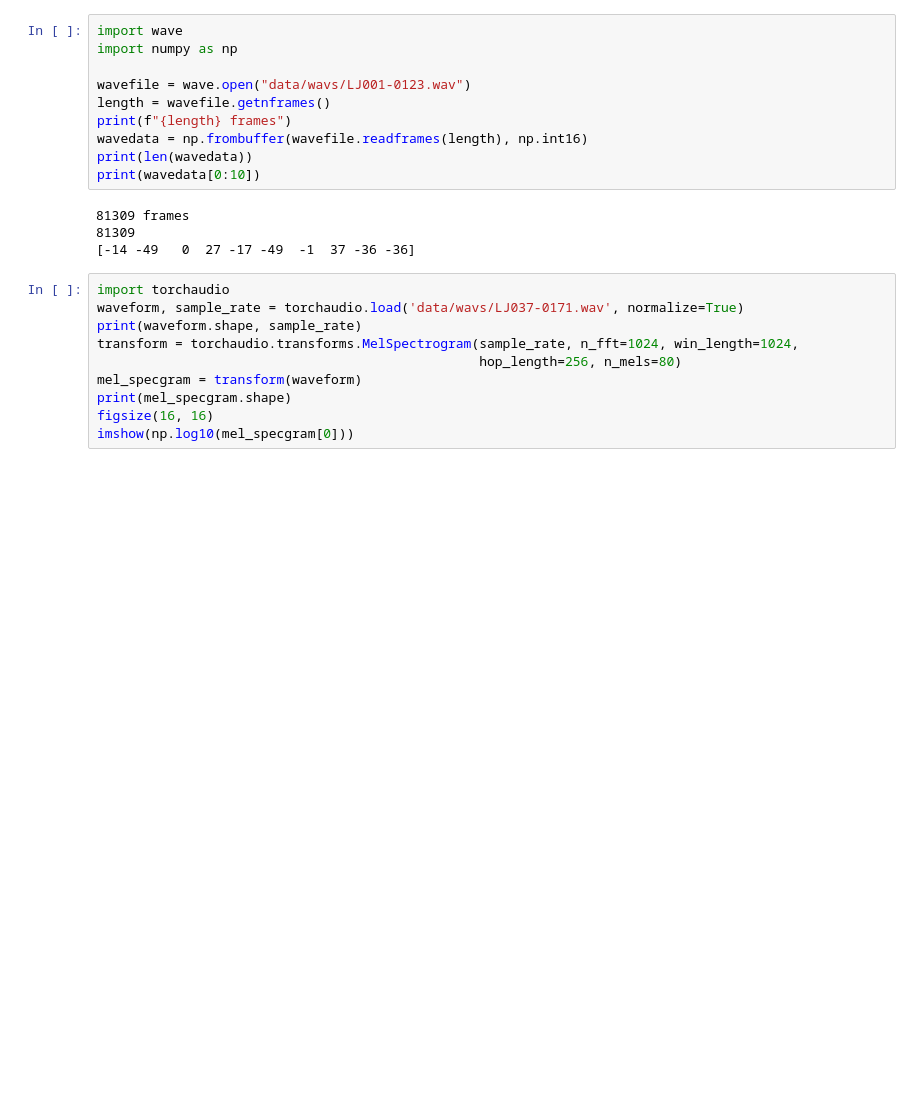
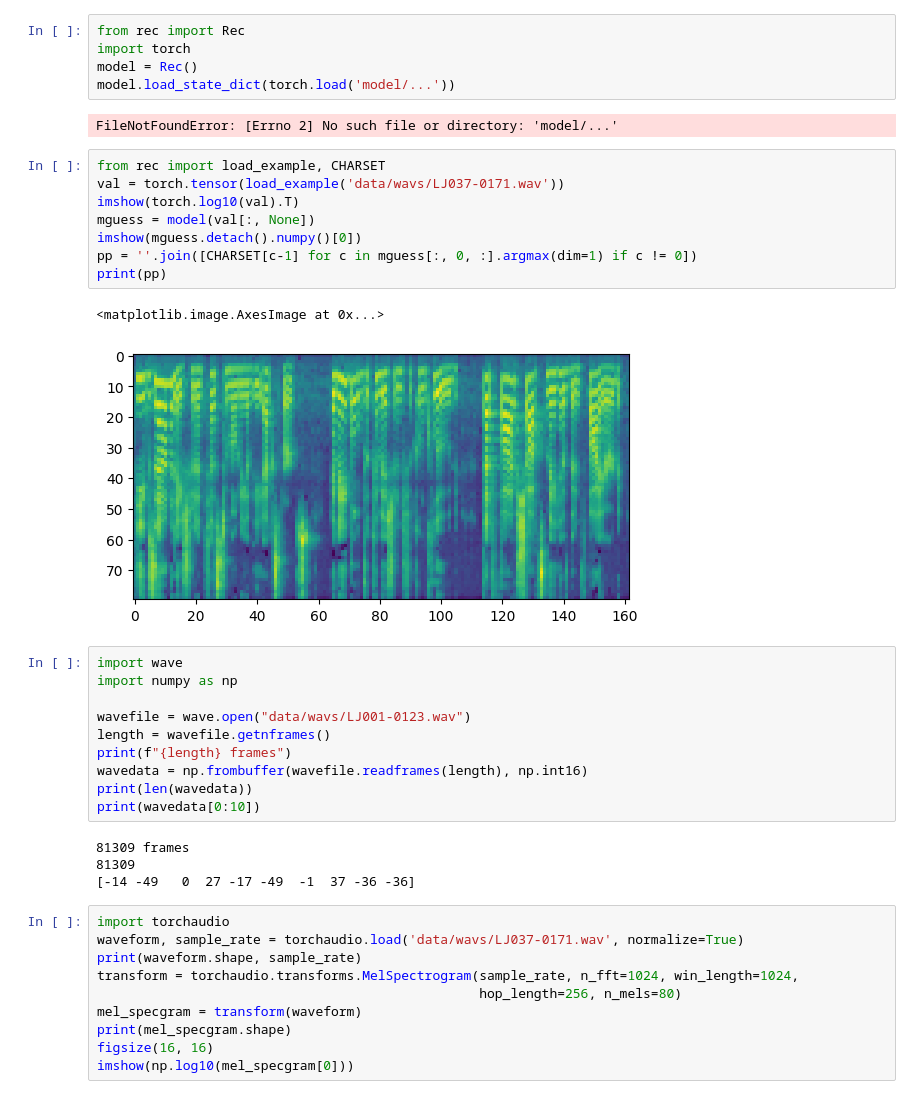
Before and after one commit to zepif/ForensicsChallenge2023, a Jupyter notebook: audio_detection/speech_recognition_fromscratch/test.ipynb, the cells around one changed output. Saved outputs shown, nothing was run; the diff lists cells and outputs as text; blank space fills up the shorter version.

```diff
--- a/audio_detection/speech_recognition_fromscratch/test.ipynb
+++ b/audio_detection/speech_recognition_fromscratch/test.ipynb
@@ -1,3 +11,21 @@
+# %%
+from rec import Rec
+import torch
+model = Rec()
+model.load_state_dict(torch.load('model/...'))
+# %% [output]
+FileNotFoundError: [Errno 2] No such file or directory: 'model/...'
+# %%
+from rec import load_example, CHARSET
+val = torch.tensor(load_example('data/wavs/LJ037-0171.wav'))
+imshow(torch.log10(val).T)
+mguess = model(val[:, None])
+imshow(mguess.detach().numpy()[0])
+pp = ''.join([CHARSET[c-1] for c in mguess[:, 0, :].argmax(dim=1) if c != 0])
+print(pp)
+# %% [output]
+<matplotlib.image.AxesImage at 0x...>
+[figure, added]
 # %%
 import wave
 import numpy as np
```
Also changed, not shown: parts of 3 cells of this notebook, 3 other files.
